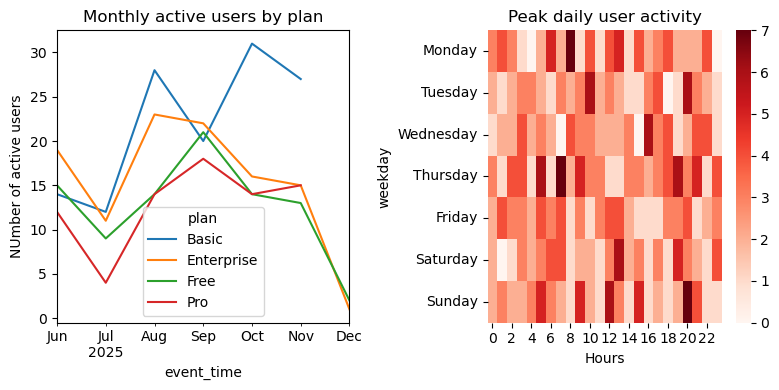
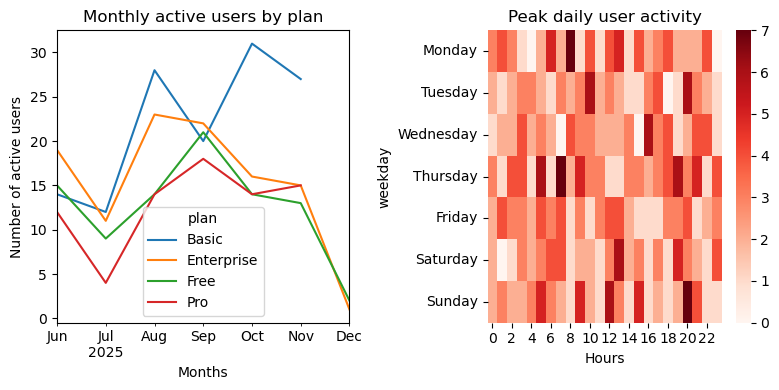
The notebook cell's code change between the first figure and the second:
--- before
+++ after
@@ -6,5 +6,6 @@
 active_plan.plot(ax = ax8[0])
 ax8[0].set_title('Monthly active users by plan')
-ax8[0].set_ylabel('NUmber of active users')
+ax8[0].set_ylabel('Number of active users')
+ax8[0].set_xlabel('Months')
 
 #User peak activity times

Commit: Insights added